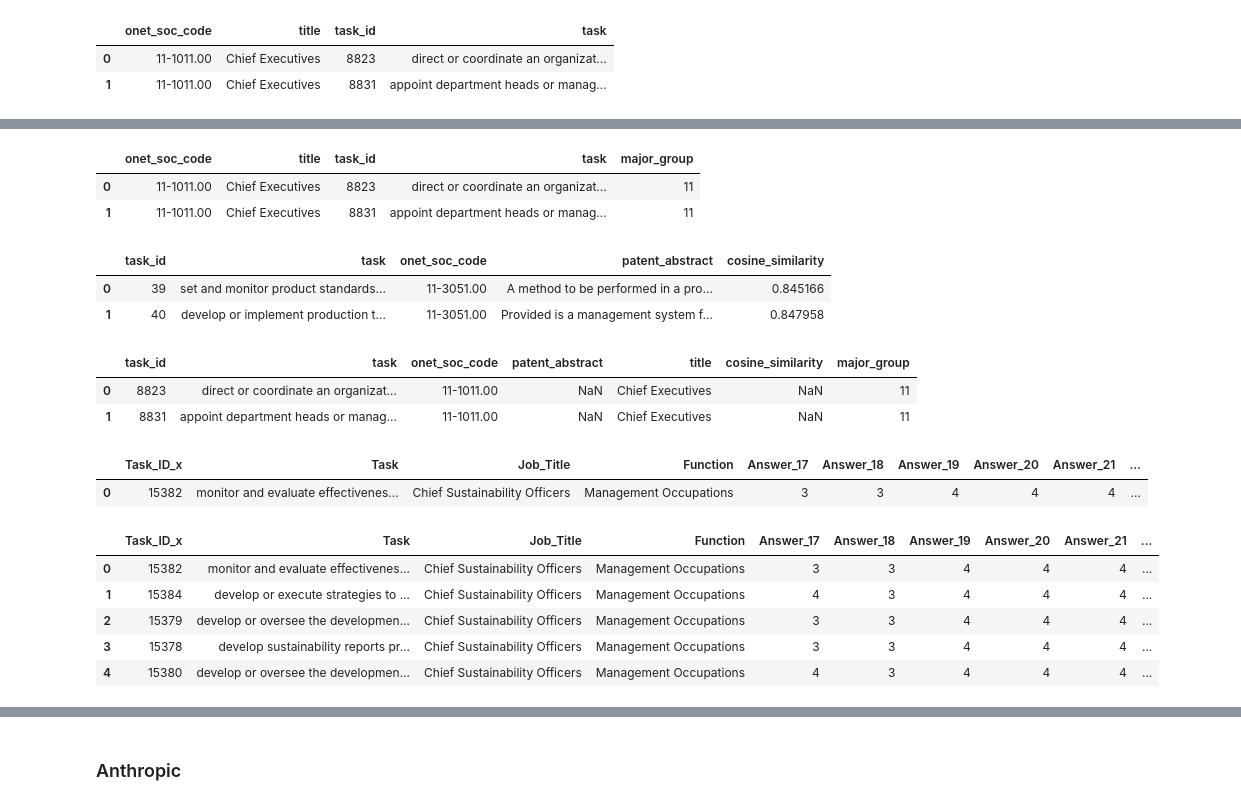
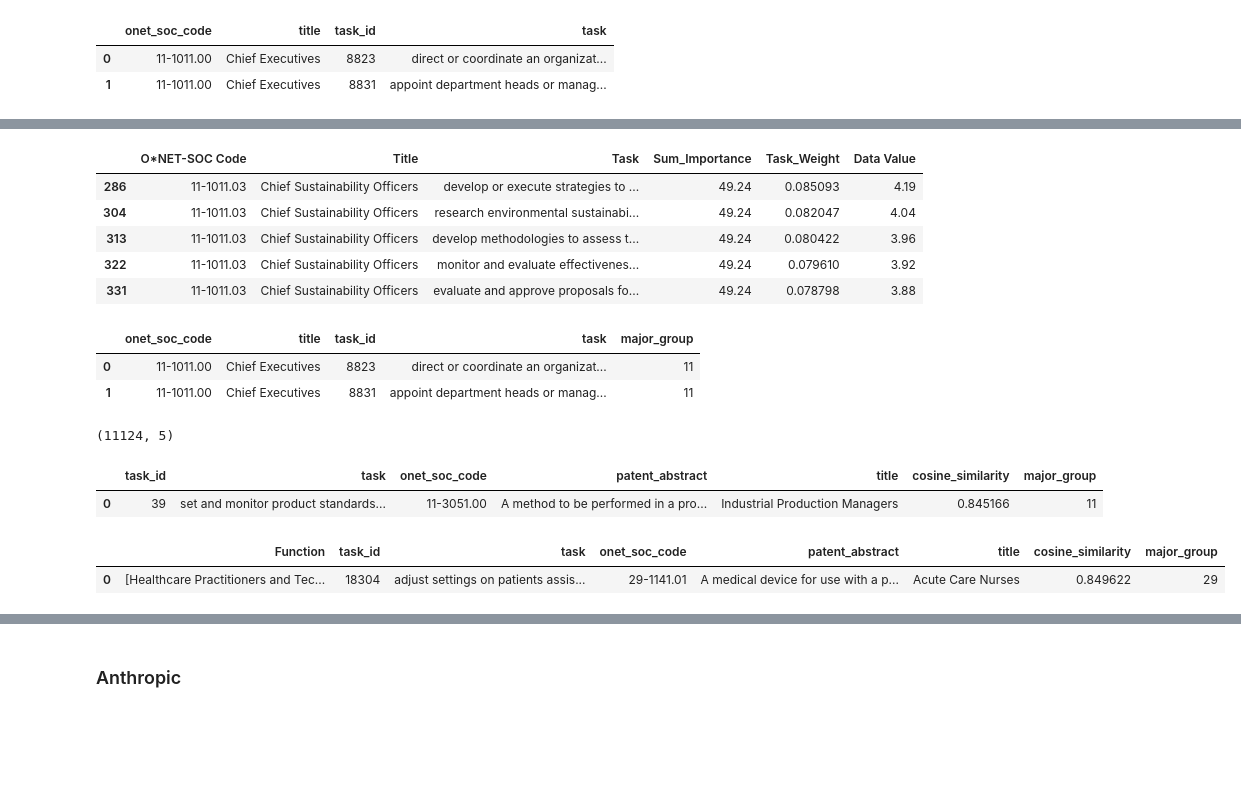
Before and after one commit to Engineering-AI-Systems-Team-3/chatgpt-at-work, a Jupyter notebook: chatgpt_at_work.ipynb, the cells around one changed output, grey strips where cells are left out. Cells and saved outputs as stored; diff of their text form; code cells hidden in the pictures; blank space fills up the shorter version.

```diff
--- a/chatgpt_at_work.ipynb
+++ b/chatgpt_at_work.ipynb
@@ -696,0 +1000,3 @@ high_epoch_tasks_df.to_csv(HIGH_EPOCH_DATA_PATH)
+# %%
+tasks_functions_only = high_epoch_tasks_df.groupby('Task')['Function'].unique().apply(list).reset_index()
+tasks_functions_only
@@ -1000,3 +1351,15 @@ tasks_df.head(2)
+# %%
+tasks_ratings_df['Sum_Importance'] = tasks_ratings_df.groupby('O*NET-SOC Code')['Data Value'].transform('sum')
+tasks_ratings_df['Task_Weight'] = tasks_ratings_df['Data Value'] / tasks_ratings_df['Sum_Importance']
+tasks_ratings_df = tasks_ratings_df[["O*NET-SOC Code", "Title", "Task", "Sum_Importance", "Task_Weight", "Data Value"]].copy()
+tasks_ratings_df.head()
+# %% [output]
+|  | O*NET-SOC Code | Title | Task | Sum_Importance | Task_Weight | Data Value |
+| 286 | 11-1011.03 | Chief Sustainability Officers | develop or execute strategies to ... | 49.24 | 0.085093 | 4.19 |
+| 304 | 11-1011.03 | Chief Sustainability Officers | research environmental sustainabi... | 49.24 | 0.082047 | 4.04 |
+| 313 | 11-1011.03 | Chief Sustainability Officers | develop methodologies to assess t... | 49.24 | 0.080422 | 3.96 |
+| 322 | 11-1011.03 | Chief Sustainability Officers | monitor and evaluate effectivenes... | 49.24 | 0.079610 | 3.92 |
+| 331 | 11-1011.03 | Chief Sustainability Officers | evaluate and approve proposals fo... | 49.24 | 0.078798 | 3.88 |
 # %%
 tasks_df["major_group"] = tasks_df["onet_soc_code"].str[:2]
 tasks_df.head(2)
@@ -1014,40 +1377,29 @@ patents_df = (
     .drop_duplicates(subset=["patent_abstract", "task"], keep="first")
     .reset_index(drop=True)
 )
-patents_df.head(2)
+patents_df.shape
 # %% [output]
-|  | task_id | task | onet_soc_code | patent_abstract | cosine_similarity |
-| 0 | 39 | set and monitor product standards... | 11-3051.00 | A method to be performed in a pro... | 0.845166 |
-| 1 | 40 | develop or implement production t... | 11-3051.00 | Provided is a management system f... | 0.847958 |
+(11124, 5)
 # %%
 # Not all the tasks in the patents dataset have a corresponding entry in the tasks dataset
-enriched_patents_df = pd.merge(patents_df, tasks_df, on="task_id", how="right", suffixes=("_patents", "_tasks"))
+enriched_patents_df = pd.merge(patents_df, tasks_df, on="task_id", how="inner", suffixes=("_patents", "_tasks"))
 enriched_patents_df = enriched_patents_df[["task_id", "task_tasks", "onet_soc_code_tasks", "patent_abstract",
                                            "title", "cosine_similarity", "major_group"]].copy()
 enriched_patents_df.rename(columns={"task_tasks": "task", "onet_soc_code_tasks": "onet_soc_code"}, inplace=True)
-enriched_patents_df.head(2)
+enriched_patents_df.head(1)
 # %% [output]
 |  | task_id | task | onet_soc_code | patent_abstract | title | cosine_similarity | major_group |
-| 0 | 8823 | direct or coordinate an organizat... | 11-1011.00 | NaN | Chief Executives | NaN | 11 |
-| 1 | 8831 | appoint department heads or manag... | 11-1011.00 | NaN | Chief Executives | NaN | 11 |
+| 0 | 39 | set and monitor product standards... | 11-3051.00 | A method to be performed in a pro... | Industrial Production Managers | 0.845166 | 11 |
 # %%
 high_epoch_patents_df = pd.merge(
-    left=high_epoch_tasks_df,
+    left=tasks_functions_only,
     right=enriched_patents_df,
     left_on="Task",
     right_on="task",
     how="inner"
 )
+high_epoch_patents_df.drop(columns=["Task"], inplace=True)
 high_epoch_patents_df.head(1)
 # %% [output]
-|  | Task_ID_x | Task | Job_Title | Function | Answer_17 | Answer_18 | Answer_19 | Answer_20 | Answer_21 | ... |
-| 0 | 15382 | monitor and evaluate effectivenes... | Chief Sustainability Officers | Management Occupations | 3 | 3 | 4 | 4 | 4 | ... |
+|  | Function | task_id | task | onet_soc_code | patent_abstract | title | cosine_similarity | major_group |
+| 0 | [Healthcare Practitioners and Tec... | 18304 | adjust settings on patients assis... | 29-1141.01 | A medical device for use with a p... | Acute Care Nurses | 0.849622 | 29 |
-# %%
-high_epoch_tasks_df.head()
-# %% [output]
-|  | Task_ID_x | Task | Job_Title | Function | Answer_17 | Answer_18 | Answer_19 | Answer_20 | Answer_21 | ... |
-| 0 | 15382 | monitor and evaluate effectivenes... | Chief Sustainability Officers | Management Occupations | 3 | 3 | 4 | 4 | 4 | ... |
-| 1 | 15384 | develop or execute strategies to ... | Chief Sustainability Officers | Management Occupations | 4 | 3 | 4 | 4 | 4 | ... |
-| 2 | 15379 | develop or oversee the developmen... | Chief Sustainability Officers | Management Occupations | 3 | 3 | 4 | 4 | 4 | ... |
-| 3 | 15378 | develop sustainability reports pr... | Chief Sustainability Officers | Management Occupations | 3 | 3 | 4 | 4 | 4 | ... |
-| 4 | 15380 | develop or oversee the developmen... | Chief Sustainability Officers | Management Occupations | 4 | 3 | 4 | 4 | 4 | ... |
```
Also changed, not shown: parts of 100 cells of this notebook, 1 other file.
